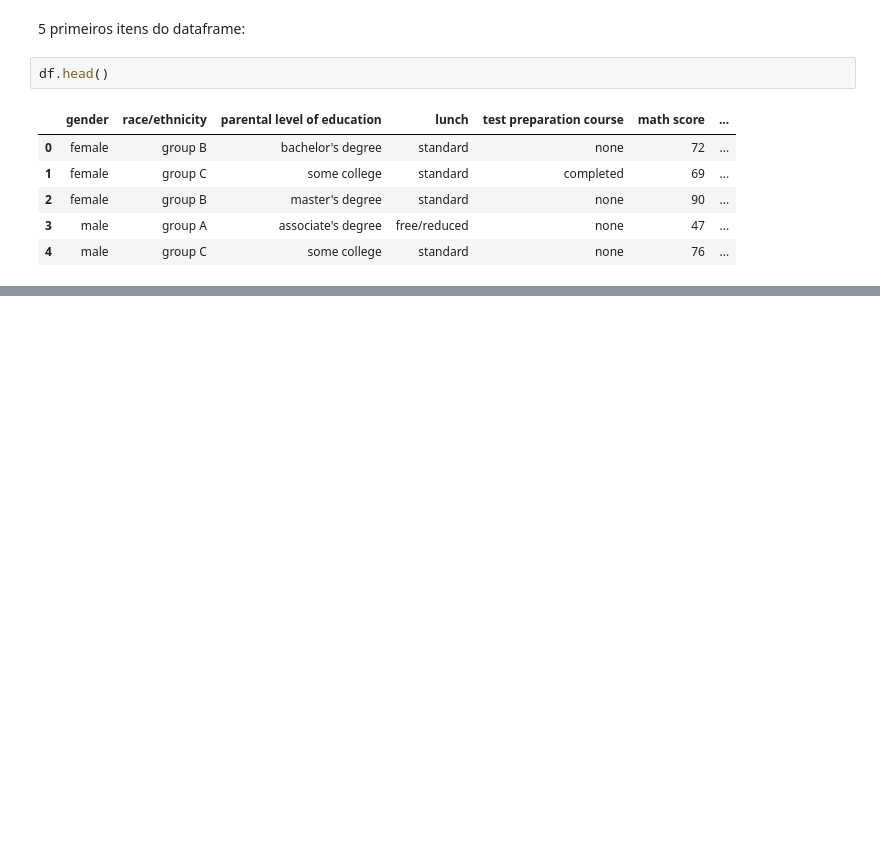
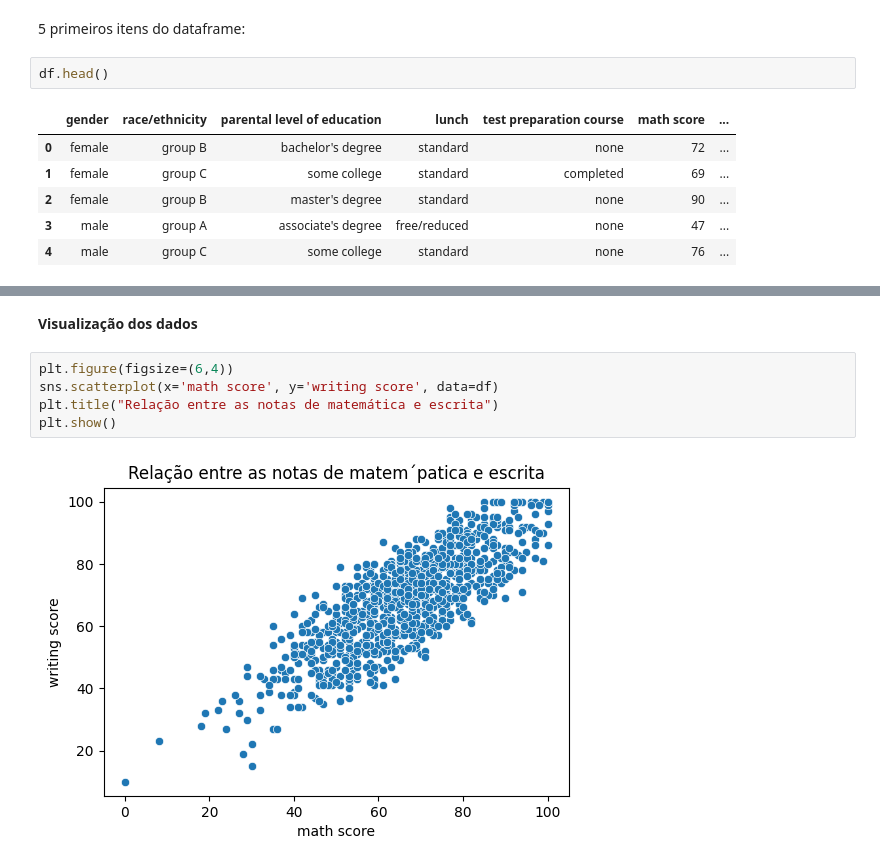
Before and after one commit to seocodes/data-science-basics, a Jupyter notebook: DataScience_SI.ipynb, the cells around one changed output, grey strips where cells are left out. Cells and saved outputs as stored; diff of their text form; blank space fills up the shorter version.

```diff
--- a/DataScience_SI.ipynb
+++ b/DataScience_SI.ipynb
@@ -23,0 +135,9 @@ df.head()
+# %% [markdown]
+**Visualização dos dados**
+# %%
+plt.figure(figsize=(6,4))
+sns.scatterplot(x='math score', y='writing score', data=df)
+plt.title("Relação entre as notas de matemática e escrita")
+plt.show()
+# %% [output]
+[figure, added]
```
Also changed, not shown: parts of 16 cells of this notebook.
